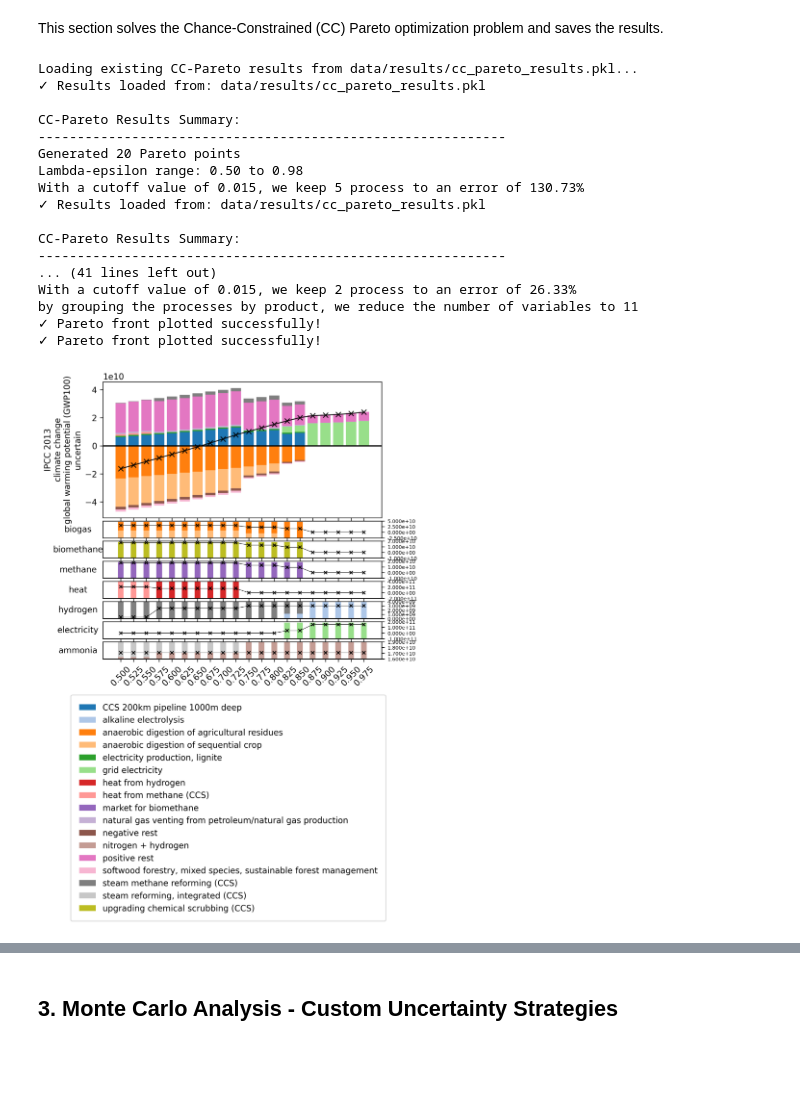
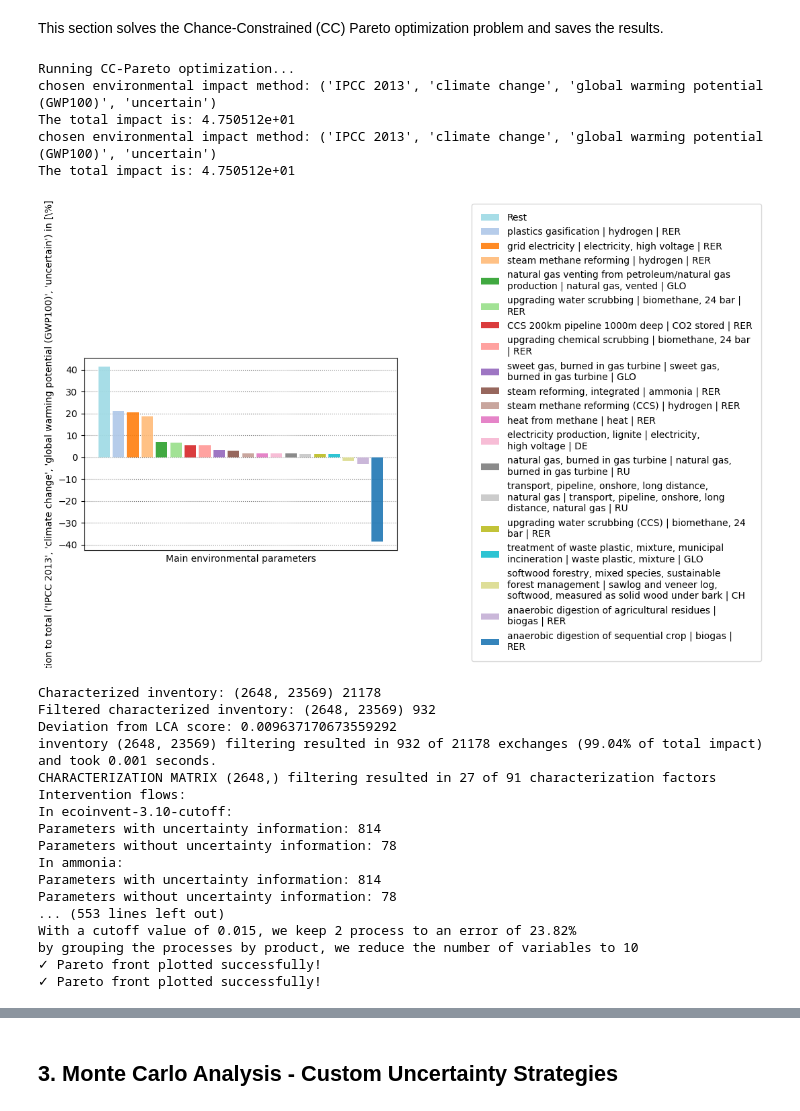
Before and after one commit to flechtenberg/pulpo, a Jupyter notebook: notebooks/uncertainty_showcase_consolidated.ipynb, the cells around one changed output, grey strips where cells are left out. Cells and saved outputs as stored; diff of their text form; code cells hidden in the pictures; blank space fills up the shorter version.

```diff
--- a/notebooks/uncertainty_showcase_consolidated.ipynb
+++ b/notebooks/uncertainty_showcase_consolidated.ipynb
@@ -23,13 +23,13 @@ Set these parameters to control the notebook behavior:
 FORCE_RECALCULATION = False
 
 # Number of Monte Carlo iterations
-N_MC_ITERATIONS = 1000
+N_MC_ITERATIONS = 300
 
 # Random seed for reproducibility
-RANDOM_SEED = 888
+RANDOM_SEED = 666
 
 # Solver configuration
-SOLVER_NAME = "gurobi"
+SOLVER_NAME = "highs"
 
 # File paths for saved results
 RESULTS_DIR = "data/results"
@@ -468,10 +473,10 @@ else:
             uncertain_param_type='If',
             uncertain_param_subgroup='ammonia',
             prob_metadata={
-                (715, 23523): {'minimum': 0.1, 'maximum': 0.8, 'uncertainty_type': 4},
-                (81, 23537): {'loc': 0.002, 'minimum': 0.00057, 'maximum': 0.006, 'uncertainty_type': 5},
-                (82, 23537): {'loc': 0.003, 'minimum': 0.00093, 'maximum': 0.009, 'uncertainty_type': 5},
-                (716, 23537): {'loc': 0.023, 'minimum': 0.00663, 'maximum': 0.069, 'uncertainty_type': 5},
+                (715, 23523): {'loc': -2.622585, 'scale': 0.8, 'uncertainty_type': 2}, # CO2 emissions from [CCS 200km pipeline 1000m deep]
+                (81, 23537): {'loc': -5.171644, 'scale': 0.1, 'uncertainty_type': 2}, # Carbon dioxide, in air | ('natural resource', 'in air')
+                (82, 23537): {'loc': -4.678482, 'scale': 0.1, 'uncertainty_type': 2}, # Carbon dioxide, non-fossil | ('air', 'urban air close to ground')
+                (716, 23537): {'loc': -2.718564, 'scale': 0.1, 'uncertainty_type': 2}, # Carbon dioxide, fossil | ('air', 'non-urban air or from high stacks')
             }
         )
     ]
@@ -494,7 +499,7 @@ else:
     )
 
     # Solve CC-Pareto problem using epsilon-constraint method
-    lambda_epsilon_array = np.linspace(0.5, 1, 20, endpoint=False)
+    lambda_epsilon_array = np.arange(0.02, 1, 0.02)
     results_CC = pulpo_worker.solve_CC_problem(
         lambda_epsilon_array,
         normal_metadata_env_cost,
@@ -511,48 +516,53 @@ else:
         'uncertainty_data': pulpo_worker.uncertainty_data
     }
 
     # Save results
     save_results(cc_pareto_results, CC_PARETO_FILE)
 
     print("✓ CC-Pareto optimization completed!")
 
 # Display results summary
 print("\nCC-Pareto Results Summary:")
 print("-" * 60)
 print(f"Generated {len(cc_pareto_results['results_CC'])} Pareto points")
 print(f"Lambda-epsilon range: {cc_pareto_results['lambda_epsilon_array'][0]:.2f} to {cc_pareto_results['lambda_epsilon_array'][-1]:.2f}")
 
 # Plot Pareto front
 try:
     plots.plot_pareto_front(
         result_data_CC=cc_pareto_results['results_CC'],
         cutoff_value=0.015,
         method="\n".join(method.split("'")[1::2]),
         process_map_metadata=pulpo_worker.lci_data['process_map_metadata'],
         bbox_to_anchor=(0.45, -3.),
         cmap_name='tab20',
         group_act_by='process'
     )
     print("✓ Pareto front plotted successfully!")
 except Exception as e:
     print(f"Note: Could not plot Pareto front - {e}")
     print("Results are still saved and available for analysis.")
 # %% [output]
-Loading existing CC-Pareto results from data/results/cc_pareto_results.pkl...
-✓ Results loaded from: data/results/cc_pareto_results.pkl
-
-CC-Pareto Results Summary:
-------------------------------------------------------------
-Generated 20 Pareto points
-Lambda-epsilon range: 0.50 to 0.98
-With a cutoff value of 0.015, we keep 5 process to an error of 130.73%
-✓ Results loaded from: data/results/cc_pareto_results.pkl
-
-CC-Pareto Results Summary:
-------------------------------------------------------------
-... (41 lines left out)
-With a cutoff value of 0.015, we keep 2 process to an error of 26.33%
-by grouping the processes by product, we reduce the number of variables to 11
-✓ Pareto front plotted successfully!
-✓ Pareto front plotted successfully!
+Running CC-Pareto optimization...
+chosen environmental impact method: ('IPCC 2013', 'climate change', 'global warming potential (GWP100)', 'uncertain')
+The total impact is: 4.750512e+01
+chosen environmental impact method: ('IPCC 2013', 'climate change', 'global warming potential (GWP100)', 'uncertain')
+The total impact is: 4.750512e+01
-[figure, old version]
+[figure, new version]
+Characterized inventory: (2648, 23569) 21178
+Filtered characterized inventory: (2648, 23569) 932
+Deviation from LCA score: 0.009637170673559292
+inventory (2648, 23569) filtering resulted in 932 of 21178 exchanges (99.04% of total impact) and took 0.001 seconds.
+CHARACTERIZATION MATRIX (2648,) filtering resulted in 27 of 91 characterization factors
+Intervention flows:
+In ecoinvent-3.10-cutoff:
+Parameters with uncertainty information: 814
+Parameters without uncertainty information: 78
+In ammonia:
+Parameters with uncertainty information: 814
+Parameters without uncertainty information: 78
+... (553 lines left out)
+With a cutoff value of 0.015, we keep 2 process to an error of 23.82%
+by grouping the processes by product, we reduce the number of variables to 10
+✓ Pareto front plotted successfully!
+✓ Pareto front plotted successfully!
```
Also changed, not shown: parts of 8 cells of this notebook.
